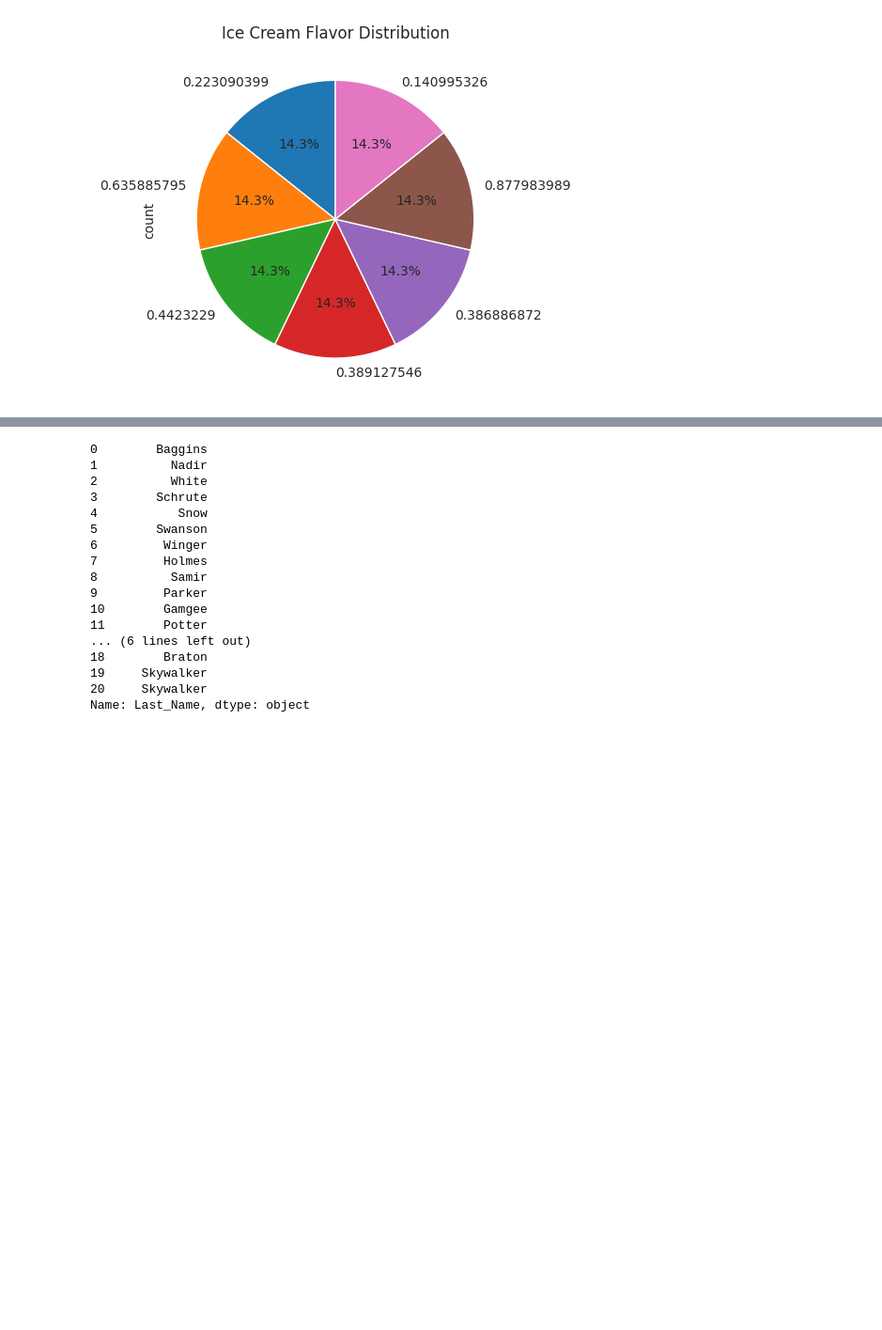
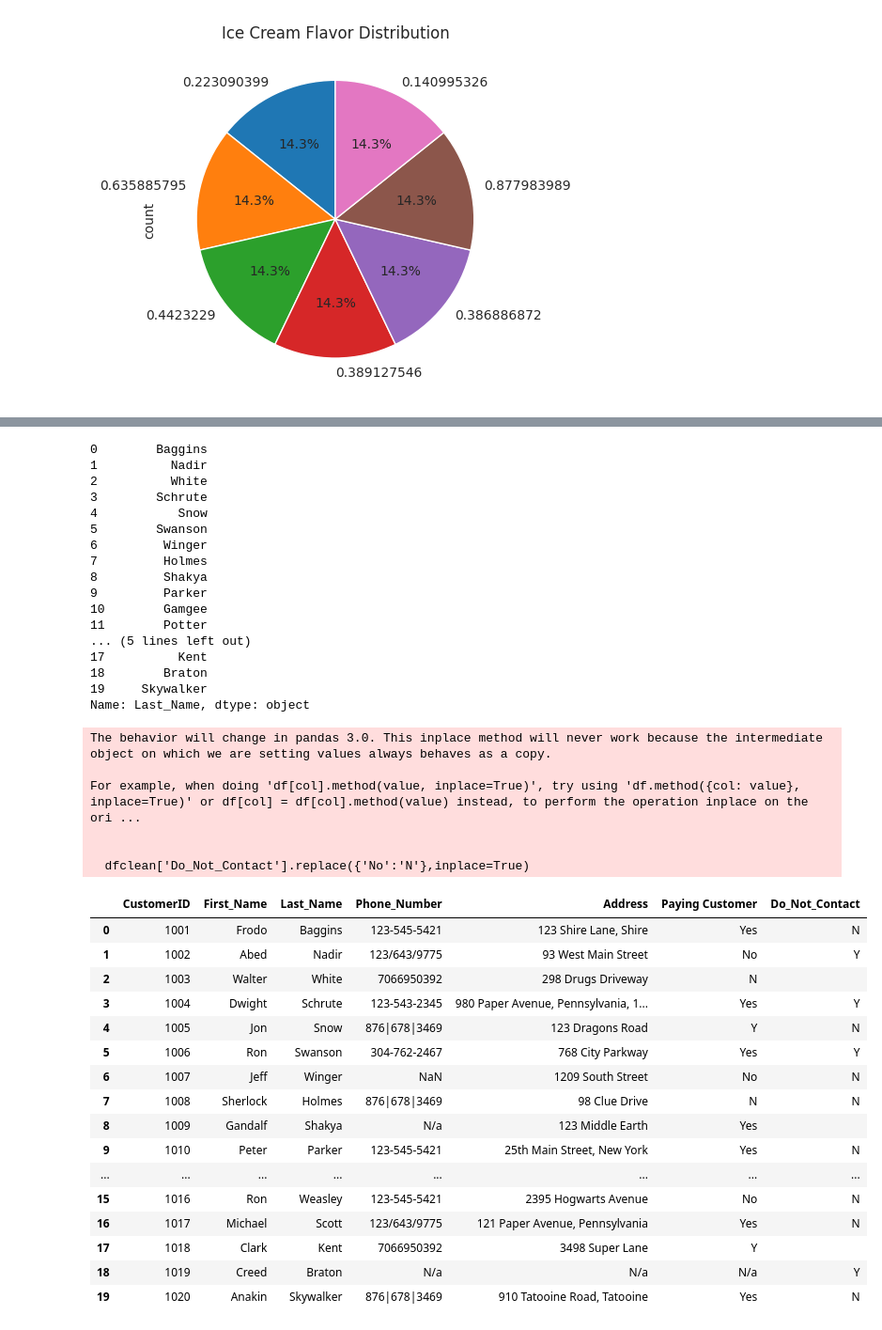
Before and after one commit to saamir16/MachineLearning, a Jupyter notebook: IntroductiontoML/Visualization.ipynb, the cells around one changed output, grey strips where cells are left out. Shown: that part at 94% size. Drawn from its saved outputs; the diff is of its cells as text; code cells hidden in the pictures; blank space fills up the shorter version.

```diff
--- a/IntroductiontoML/Visualization.ipynb
+++ b/IntroductiontoML/Visualization.ipynb
@@ -215,7 +247,8 @@ Name: Last_Name, dtype: object
 # %%
-# dfclean['Last_Name'] = dfclean['Last_Name'].str.replace(r'[\/_]', '', regex=True)
+dfclean['Last_Name'] = dfclean['Last_Name'].str.replace(r'[\/_]', '', regex=True)
 dfclean['Last_Name'] = dfclean['Last_Name'].str.replace(r'[^a-zA-Z]', '', regex=True)
-dfclean['Last_Name'] = dfclean['Last_Name'].fillna('Samir')
+dfclean['Last_Name'] = dfclean['Last_Name'].fillna('Shakya')
+# dfclean['Last_Name'] = dfclean['Last_Name'].str.replace('Shakya','Bajracharya)
 
 
 print(dfclean['Last_Name'])
@@ -228,12 +261,41 @@ print(dfclean['Last_Name'])
 5        Swanson
 6         Winger
 7         Holmes
-8          Samir
+8         Shakya
 9         Parker
 10        Gamgee
 11        Potter
-... (6 lines left out)
+... (5 lines left out)
+17          Kent
 18        Braton
 19     Skywalker
-20     Skywalker
 Name: Last_Name, dtype: object
+# %%
+dfclean['Do_Not_Contact'].replace({'No':'N'},inplace=True)
+dfclean['Do_Not_Contact'].replace({'Yes':'Y'},inplace=True)
+dfclean['Do_Not_Contact'].fillna("",inplace=True)
+dfclean
+# %% [output]
+The behavior will change in pandas 3.0. This inplace method will never work because the intermediate object on which we are setting values always behaves as a copy.
+
+For example, when doing 'df[col].method(value, inplace=True)', try using 'df.method({col: value}, inplace=True)' or df[col] = df[col].method(value) instead, to perform the operation inplace on the ori ...
+
+
+  dfclean['Do_Not_Contact'].replace({'No':'N'},inplace=True)
+|  | CustomerID | First_Name | Last_Name | Phone_Number | Address | Paying Customer | Do_Not_Contact |
+| 0 | 1001 | Frodo | Baggins | 123-545-5421 | 123 Shire Lane, Shire | Yes | N |
+| 1 | 1002 | Abed | Nadir | 123/643/9775 | 93 West Main Street | No | Y |
+| 2 | 1003 | Walter | White | 7066950392 | 298 Drugs Driveway | N |  |
+| 3 | 1004 | Dwight | Schrute | 123-543-2345 | 980 Paper Avenue, Pennsylvania, 1... | Yes | Y |
+| 4 | 1005 | Jon | Snow | 876|678|3469 | 123 Dragons Road | Y | N |
+| 5 | 1006 | Ron | Swanson | 304-762-2467 | 768 City Parkway | Yes | Y |
+| 6 | 1007 | Jeff | Winger | NaN | 1209 South Street | No | N |
+| 7 | 1008 | Sherlock | Holmes | 876|678|3469 | 98 Clue Drive | N | N |
+| 8 | 1009 | Gandalf | Shakya | N/a | 123 Middle Earth | Yes |  |
+| 9 | 1010 | Peter | Parker | 123-545-5421 | 25th Main Street, New York | Yes | N |
+| ... | ... | ... | ... | ... | ... | ... | ... |
+| 15 | 1016 | Ron | Weasley | 123-545-5421 | 2395 Hogwarts Avenue | No | N |
+| 16 | 1017 | Michael | Scott | 123/643/9775 | 121 Paper Avenue, Pennsylvania | Yes | N |
+| 17 | 1018 | Clark | Kent | 7066950392 | 3498 Super Lane | Y |  |
+| 18 | 1019 | Creed | Braton | N/a | N/a | N/a | Y |
+| 19 | 1020 | Anakin | Skywalker | 876|678|3469 | 910 Tatooine Road, Tatooine | Yes | N |
```
Also changed, not shown: parts of 11 cells of this notebook.
